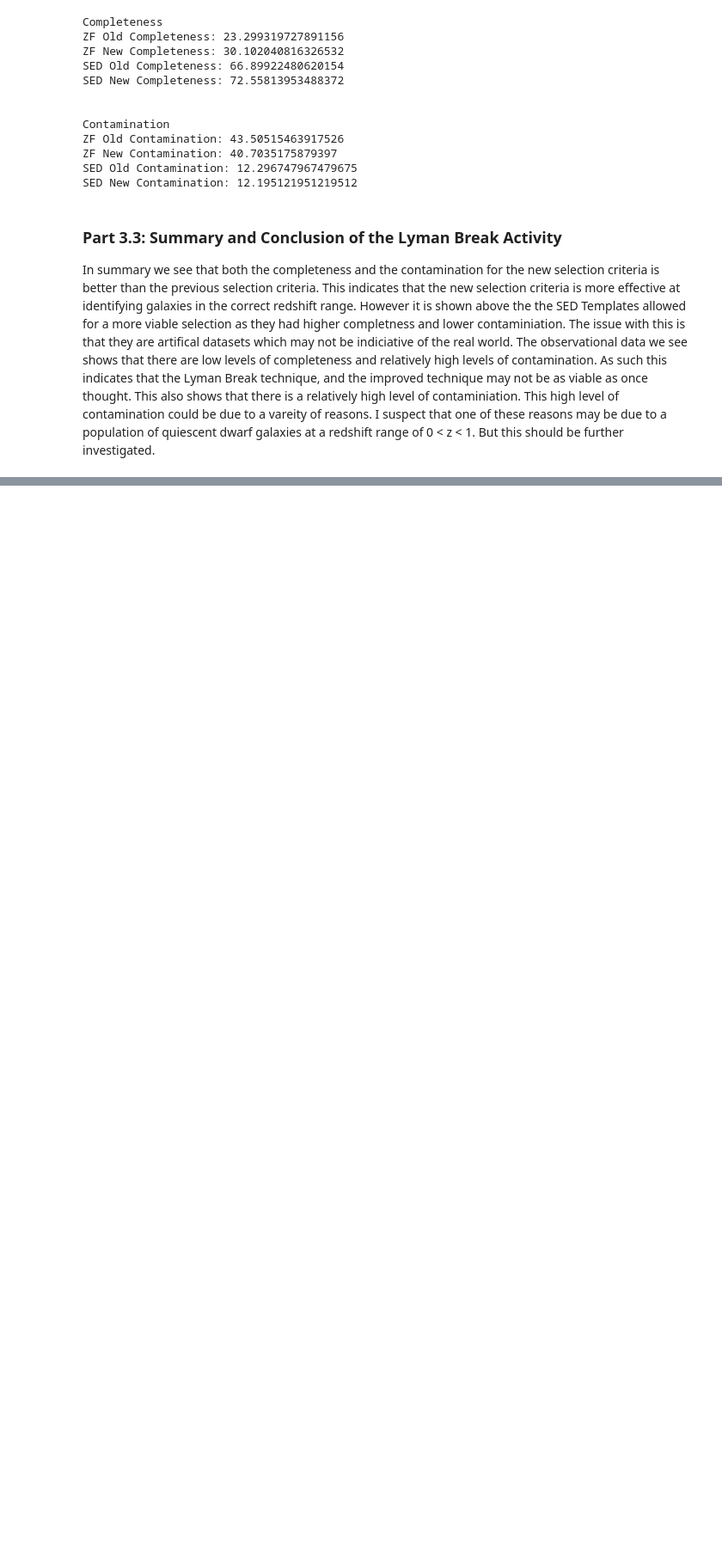
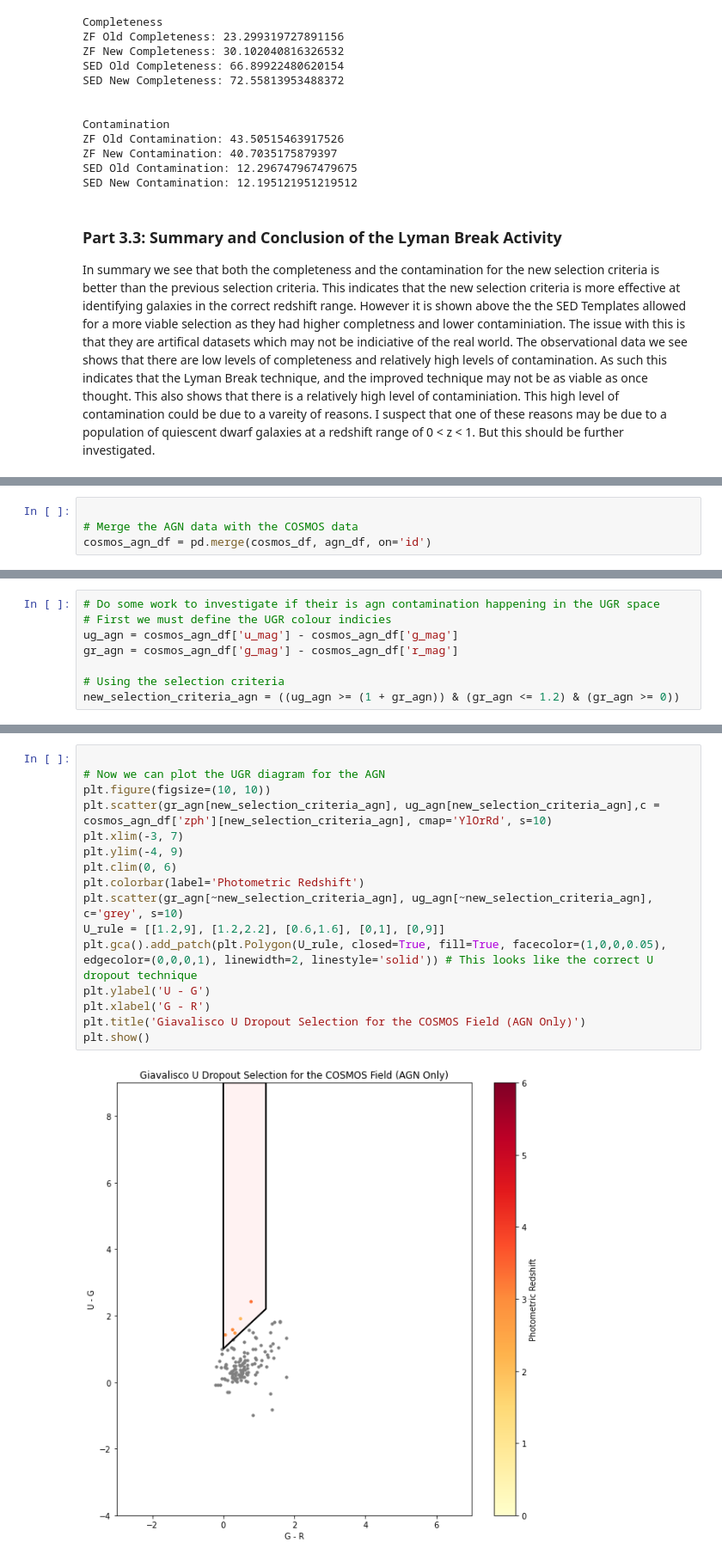
Before and after one commit to mitchellhooymans/LymanBreakActivity, a Jupyter notebook: LymanBreakActivity.ipynb, the cells around one changed output, grey strips where cells are left out. Shown at 86% size. Saved outputs shown, nothing was run; the diff lists cells and outputs as text; blank space fills up the shorter version.

Commit message:
added some exploratory work with AGN
added some very basic work todo with AGN and how they fit into the UGR space using the photometric data avaliable and candidates from Michael's 2018 dataset

```diff
--- a/LymanBreakActivity.ipynb
+++ b/LymanBreakActivity.ipynb
@@ -1305,0 +1331,4 @@ In summary we see that both the completeness and the contamination for the new s
+# %%
+
+# Merge the AGN data with the COSMOS data
+cosmos_agn_df = pd.merge(cosmos_df, agn_df, on='id')
@@ -1305,0 +1351,8 @@ In summary we see that both the completeness and the contamination for the new s
+# %%
+# Do some work to investigate if their is agn contamination happening in the UGR space
+# First we must define the UGR colour indicies
+ug_agn = cosmos_agn_df['u_mag'] - cosmos_agn_df['g_mag']
+gr_agn = cosmos_agn_df['g_mag'] - cosmos_agn_df['r_mag']
+
+# Using the selection criteria
+new_selection_criteria_agn = ((ug_agn >= (1 + gr_agn)) & (gr_agn <= 1.2) & (gr_agn >= 0))
@@ -1305,0 +1385,18 @@ In summary we see that both the completeness and the contamination for the new s
+# %%
+
+# Now we can plot the UGR diagram for the AGN
+plt.figure(figsize=(10, 10))
+plt.scatter(gr_agn[new_selection_criteria_agn], ug_agn[new_selection_criteria_agn],c = cosmos_agn_df['zph'][new_selection_criteria_agn], cmap='YlOrRd', s=10)
+plt.xlim(-3, 7)
+plt.ylim(-4, 9)
+plt.clim(0, 6)
+plt.colorbar(label='Photometric Redshift')
+plt.scatter(gr_agn[~new_selection_criteria_agn], ug_agn[~new_selection_criteria_agn], c='grey', s=10)
+U_rule = [[1.2,9], [1.2,2.2], [0.6,1.6], [0,1], [0,9]]
+plt.gca().add_patch(plt.Polygon(U_rule, closed=True, fill=True, facecolor=(1,0,0,0.05), edgecolor=(0,0,0,1), linewidth=2, linestyle='solid')) # This looks like the correct U dropout technique
+plt.ylabel('U - G')
+plt.xlabel('G - R')
+plt.title('Giavalisco U Dropout Selection for the COSMOS Field (AGN Only)')
+plt.show()
+# %% [output]
+[figure, added]
```
Also changed, not shown: parts of 32 cells of this notebook, 1 other file.
